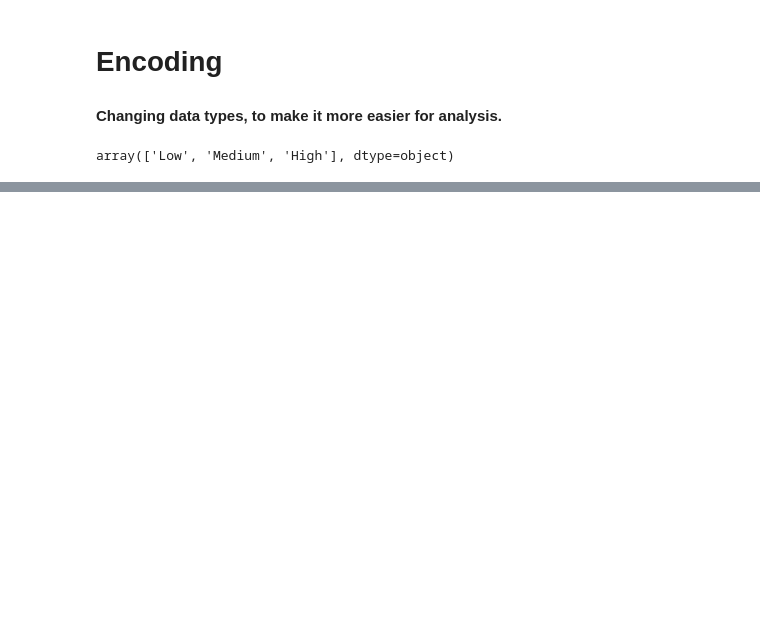
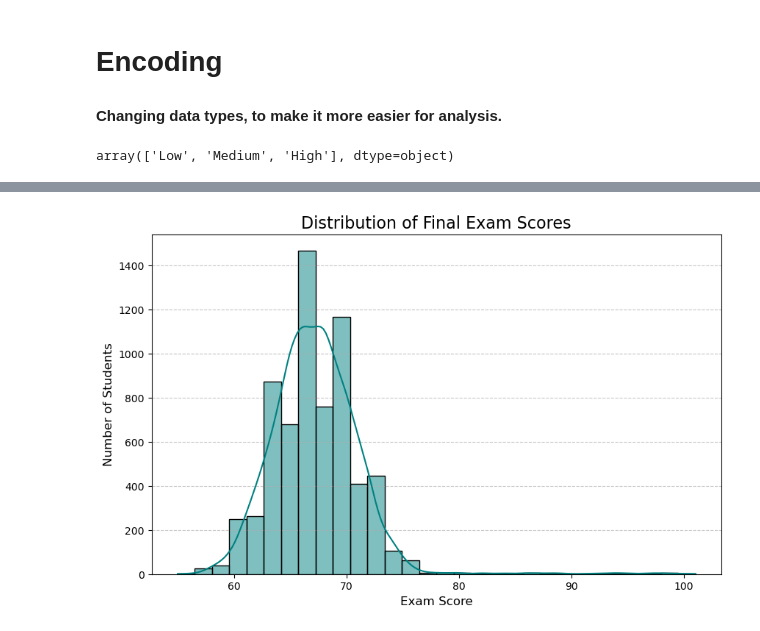
Before and after one commit to Kanyin-Sola/IFP_Student_Performance_Analysis, a Jupyter notebook: notebooks/spf_analysis.ipynb, the cells around one changed output, grey strips where cells are left out. Saved outputs shown, nothing was run; the diff lists cells and outputs as text; code cells hidden in the pictures; blank space fills up the shorter version.

```diff
--- a/notebooks/spf_analysis.ipynb
+++ b/notebooks/spf_analysis.ipynb
@@ -269,0 +295,3 @@ memory usage: 1.0+ MB
+# %%
+df_spf['Learning_Disabilities'] = df_spf['Learning_Disabilities'].map(binary_mapping)
+display(df_spf['Learning_Disabilities'].unique())
@@ -269,0 +423,20 @@ memory usage: 1.0+ MB
+# %%
+plt.figure(figsize=(10, 6))
+# Create a histogram with a smooth Density Plot (KDE) overlay
+sns.histplot(
+    data=df_spf,
+    x='Exam_Score',
+    kde=True,
+    bins=30, # Number of bars to show the data distribution
+    color='teal'
+)
+
+# Customize the plot for clarity
+plt.title('Distribution of Final Exam Scores', fontsize=16)
+plt.xlabel('Exam Score', fontsize=12)
+plt.ylabel('Number of Students', fontsize=12)
+plt.grid(axis='y', linestyle='--', alpha=0.7)
+plt.savefig('distribution_exam_scores.png')
+plt.show()
+# %% [output]
+[figure, added]
```
Also changed, not shown: parts of 23 cells of this notebook, 2 other files.
